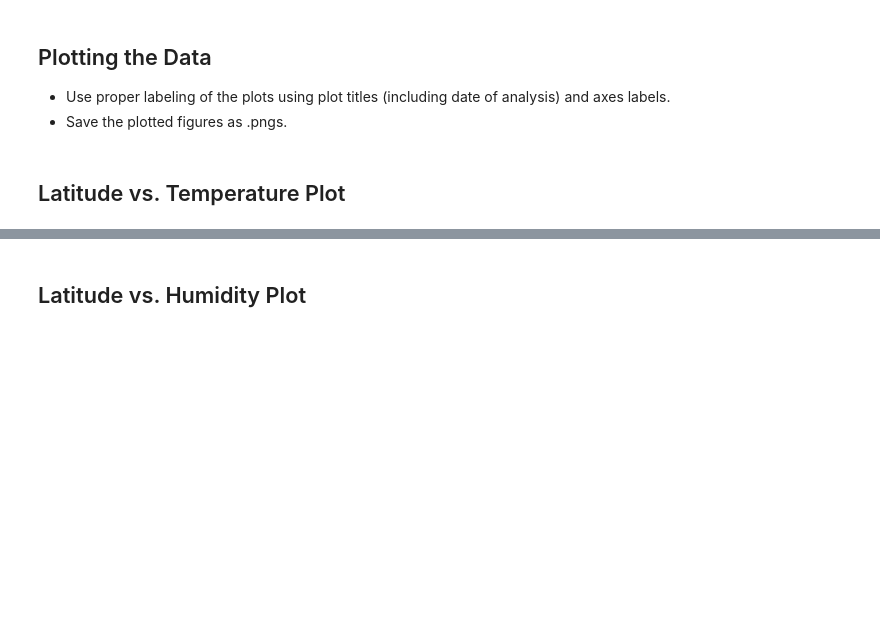
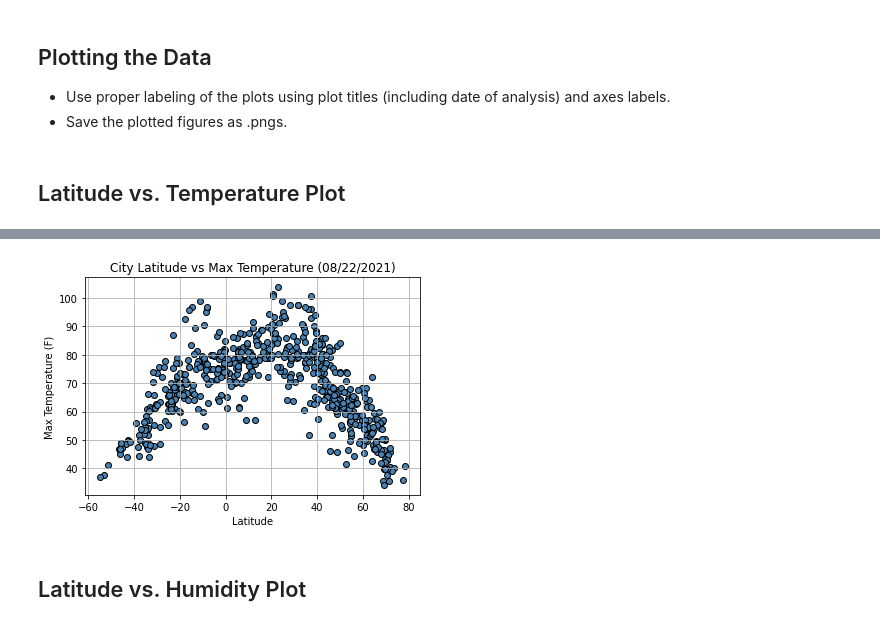
Before and after one commit to hinaabidi/APIChallenge, a Jupyter notebook: starter_code/WeatherPy.ipynb, the cells around one changed output, grey strips where cells are left out. Saved outputs shown, nothing was run; the diff lists cells and outputs as text; code cells hidden in the pictures; blank space fills up the shorter version.

```diff
--- a/starter_code/WeatherPy.ipynb
+++ b/starter_code/WeatherPy.ipynb
@@ -159,3 +209,20 @@ Int64Index([], dtype='int64')
+# %%
+
+today = date.today()
+
+# dd/mm/YY
+d1 = today.strftime("%m/%d/%Y")
+#print("d1 =", d1)
+
+plt.title(f"City Latitude vs Max Temperature ({d1})")
+plt.ylabel("Max Temperature (F)")
+plt.xlabel("Latitude")
+plt.scatter(weather_data["Lat"], weather_data["Max Temp"], color = "steelblue", edgecolor = "black")
+plt.grid()
+
+plt.savefig("Images/City Latitude vs Max Temperature.png")
+# %% [output]
+[figure, added]
 # %% [markdown]
 ## Latitude vs. Humidity Plot
 # %%
```
Also changed, not shown: parts of 17 cells of this notebook, 5 other files.
